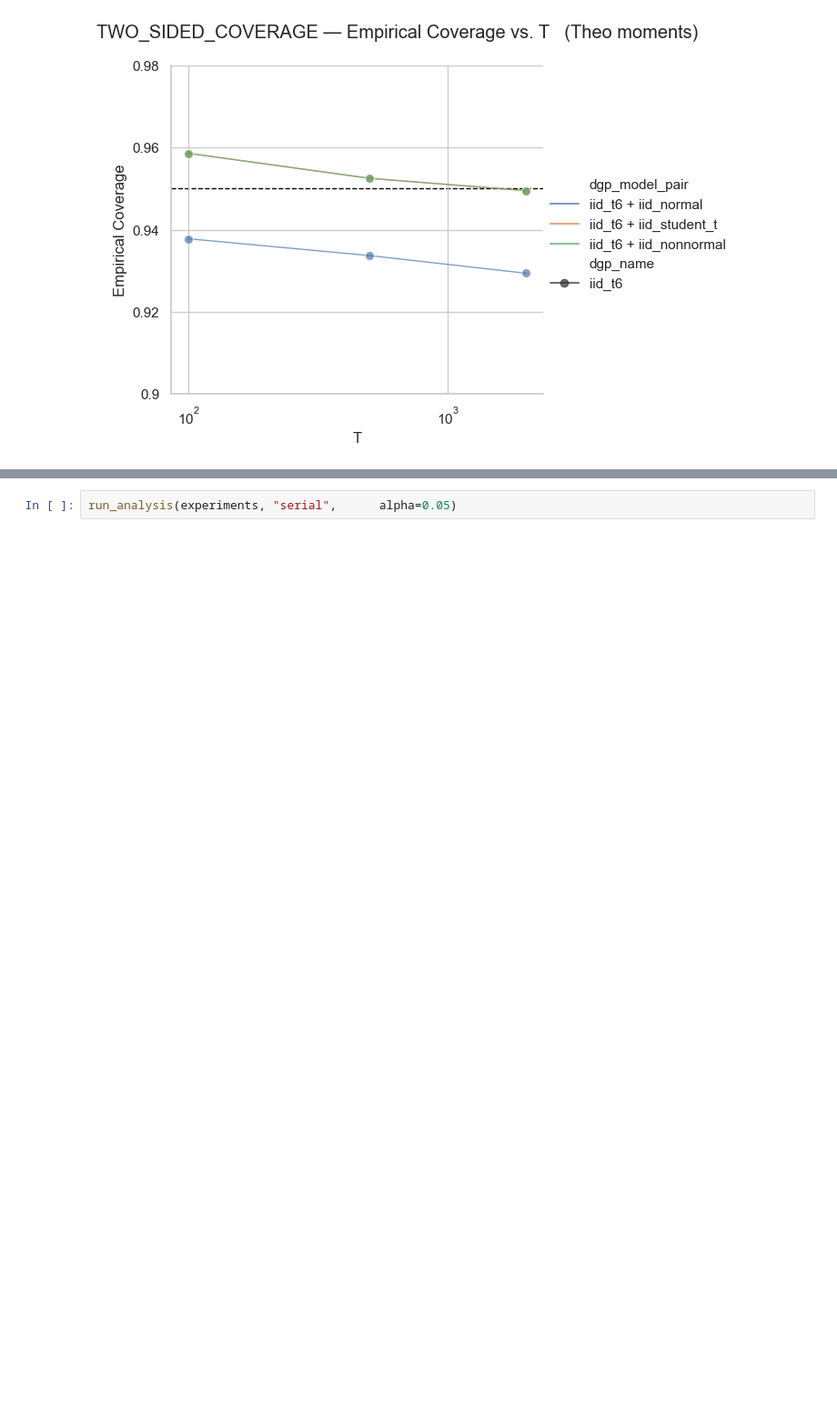
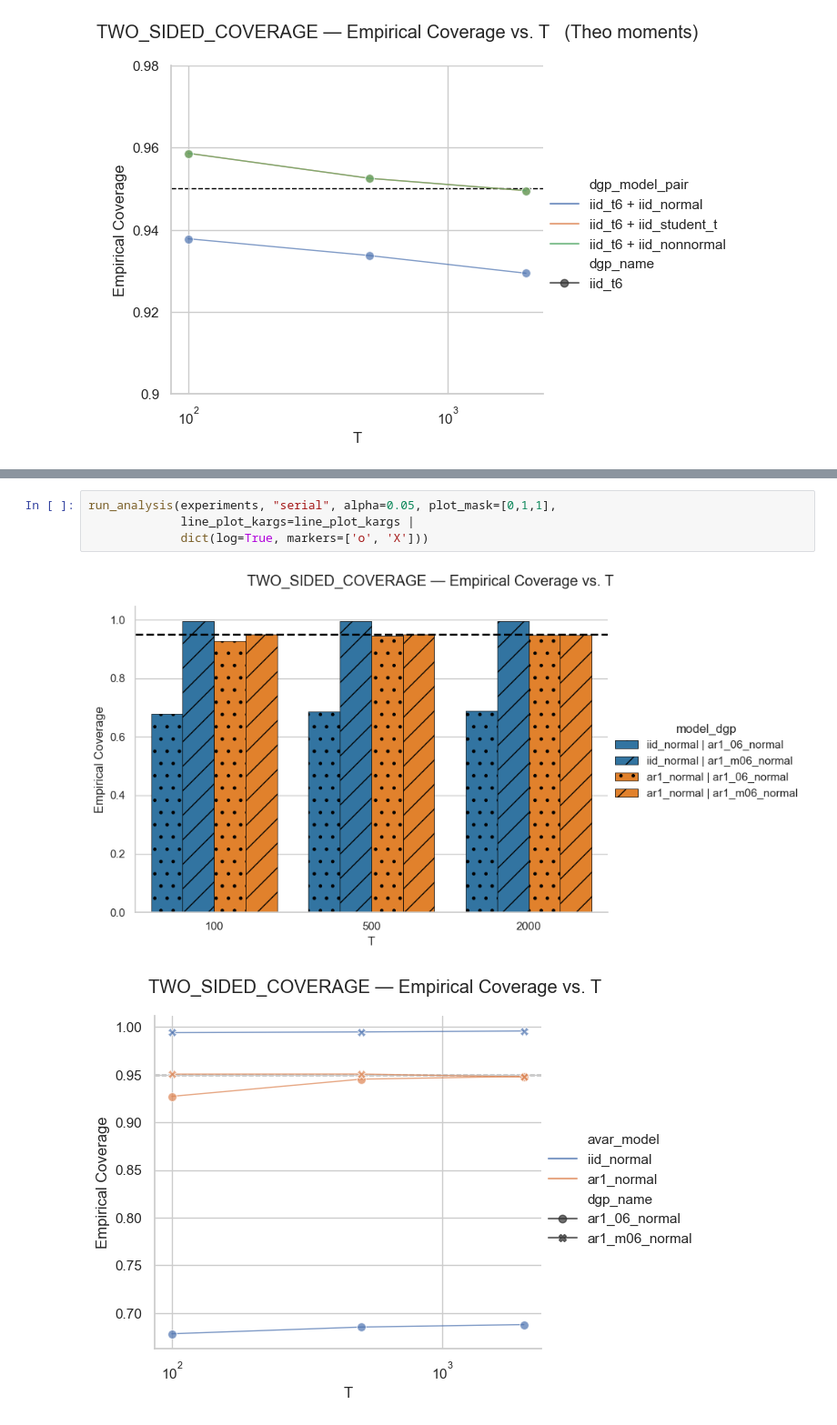
Before and after one commit to Fabro2701/sharpe_ratio_TFM, a Jupyter notebook: notebooks/presentation/coverage.ipynb, the cells around one changed output, grey strips where cells are left out. Shown at 91% size. Cells and saved outputs as stored; diff of their text form; blank space fills up the shorter version.

```diff
--- a/notebooks/presentation/coverage.ipynb
+++ b/notebooks/presentation/coverage.ipynb
@@ -153,3 +162,8 @@ run_analysis(experiments, "skew", alpha=0.05, plot_mask=[0,1,1],
 # %%
-run_analysis(experiments, "serial",      alpha=0.05)
+run_analysis(experiments, "serial", alpha=0.05, plot_mask=[0,1,1],
+             line_plot_kargs=line_plot_kargs |
+             dict(log=True, markers=['o', 'X']))
+# %% [output]
+[figure, added]
+[figure, added]
 # %%
```
Also changed, not shown: parts of 9 cells of this notebook.
